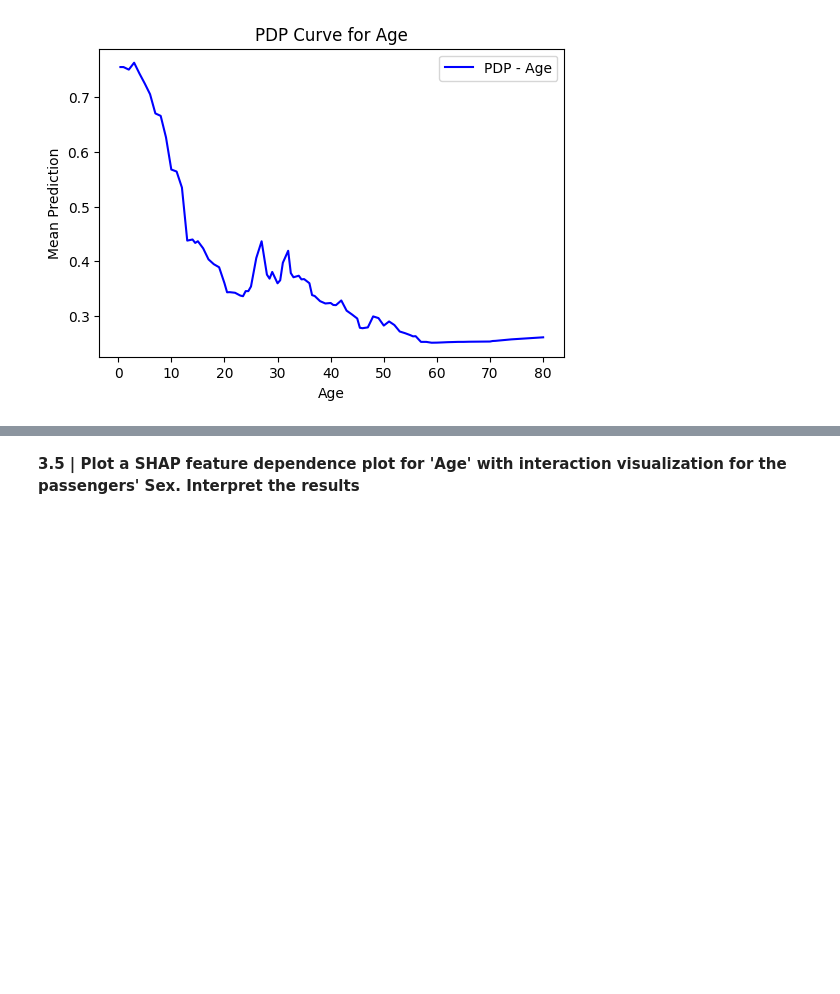
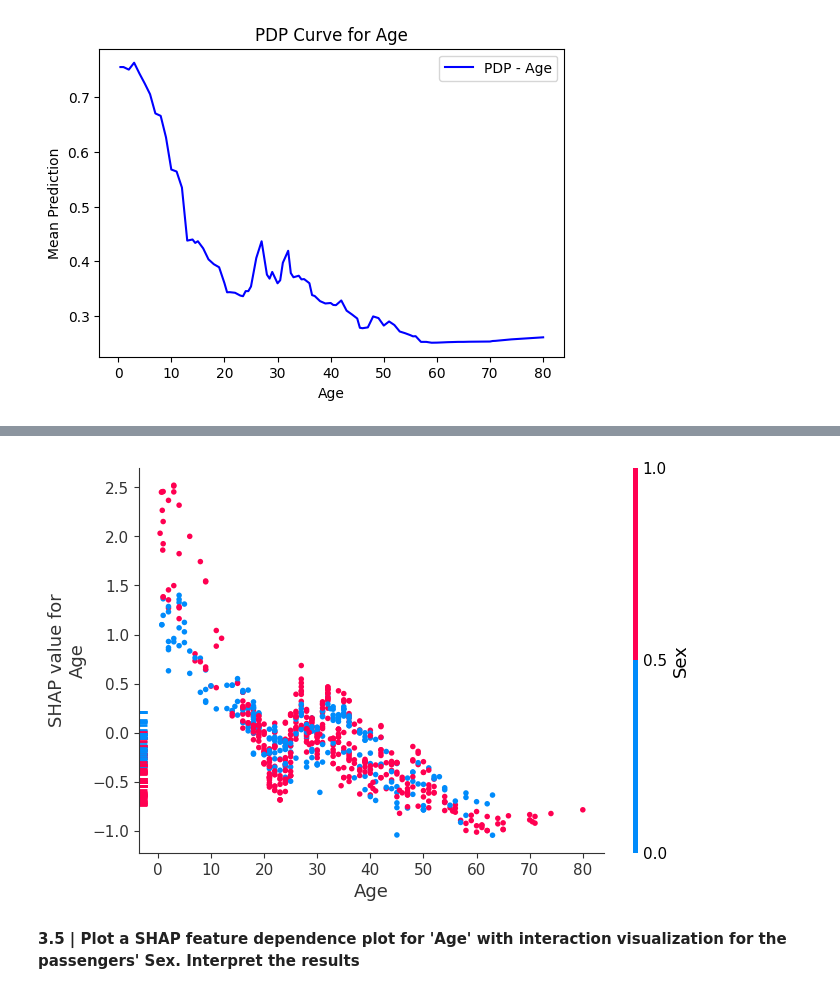
Before and after one commit to yvokeller/xai, a Jupyter notebook: notebooks/LO1_tabular.ipynb, the cells around one changed output, grey strips where cells are left out. Drawn from its saved outputs; the diff is of its cells as text; code cells hidden in the pictures; blank space fills up the shorter version.

```diff
--- a/notebooks/LO1_tabular.ipynb
+++ b/notebooks/LO1_tabular.ipynb
@@ -792,3 +825,7 @@ plt.show()
+# %%
+shap.dependence_plot(feature_name, shap_values.values, data, show=False)
+# %% [output]
+[figure, added]
 # %%
 # YOUR EXPLANATION HERE
 # %% [markdown]
```
Also changed, not shown: parts of 4 cells of this notebook.
